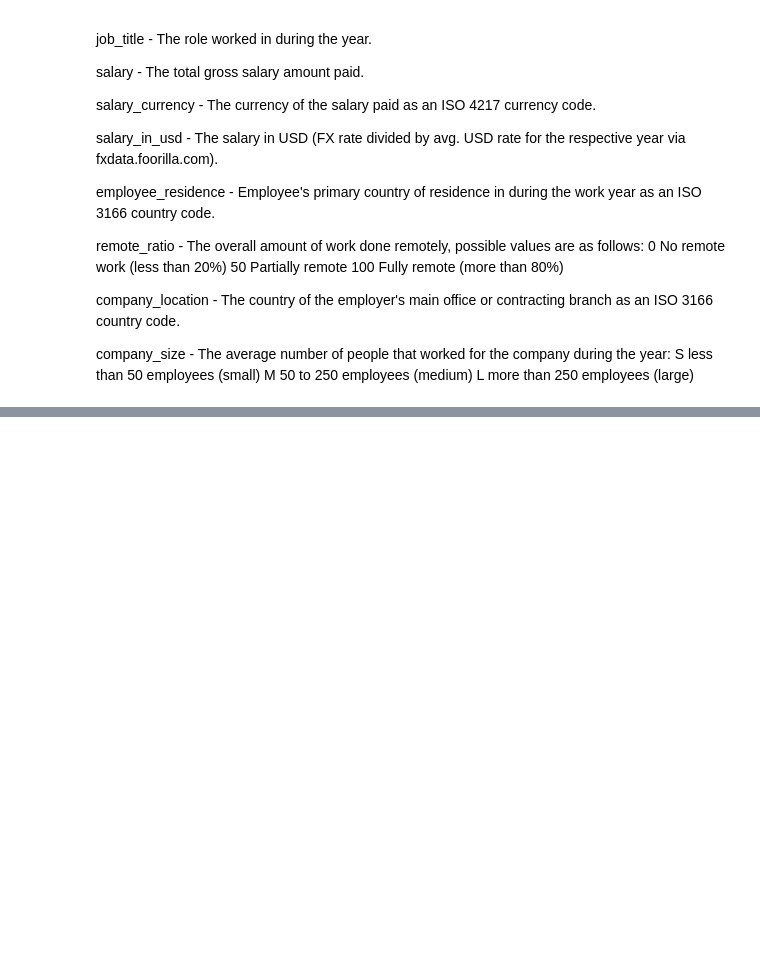
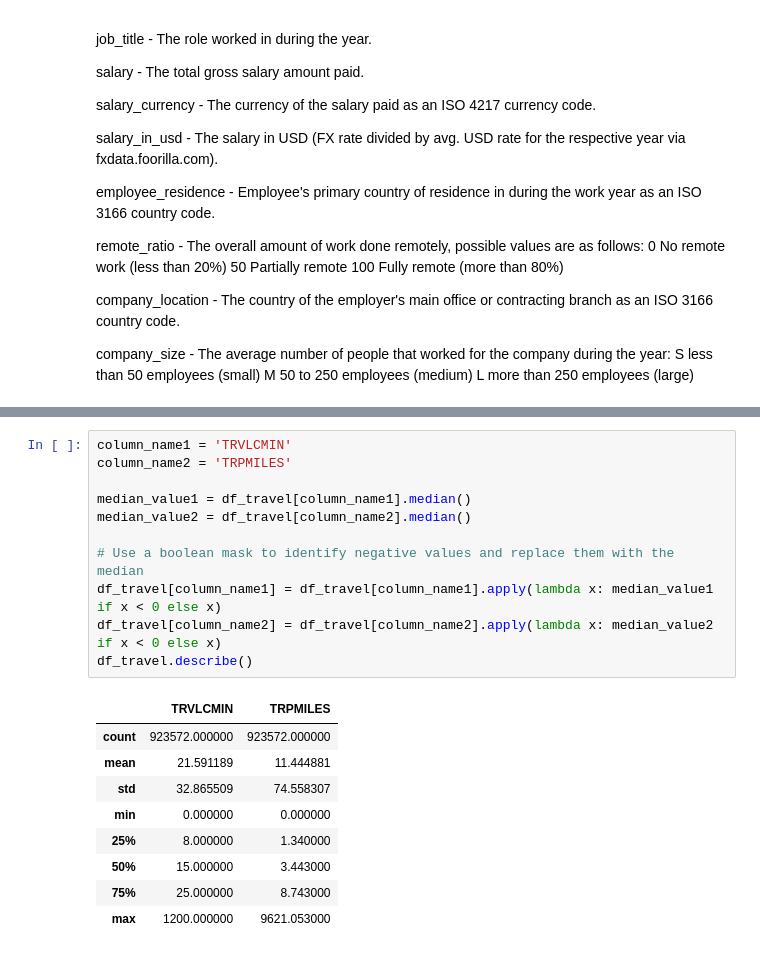
Before and after one commit to EmmsDK/BI-Fall-2023-Exam-Project, a Jupyter notebook: Business Intelligence Fall 2023 Exam Project copy.ipynb, the cells around one changed output, grey strips where cells are left out. Drawn from its saved outputs; the diff is of its cells as text; blank space fills up the shorter version.

```diff
--- a/Business Intelligence Fall 2023 Exam Project copy.ipynb
+++ b/Business Intelligence Fall 2023 Exam Project copy.ipynb
@@ -232,0 +201,21 @@ company_size - The average number of people that worked for the company during t
+# %%
+column_name1 = 'TRVLCMIN'
+column_name2 = 'TRPMILES'
+
+median_value1 = df_travel[column_name1].median()
+median_value2 = df_travel[column_name2].median()
+
+# Use a boolean mask to identify negative values and replace them with the median
+df_travel[column_name1] = df_travel[column_name1].apply(lambda x: median_value1 if x < 0 else x)
+df_travel[column_name2] = df_travel[column_name2].apply(lambda x: median_value2 if x < 0 else x)
+df_travel.describe()
+# %% [output]
+|  | TRVLCMIN | TRPMILES |
+| count | 923572.000000 | 923572.000000 |
+| mean | 21.591189 | 11.444881 |
+| std | 32.865509 | 74.558307 |
+| min | 0.000000 | 0.000000 |
+| 25% | 8.000000 | 1.340000 |
+| 50% | 15.000000 | 3.443000 |
+| 75% | 25.000000 | 8.743000 |
+| max | 1200.000000 | 9621.053000 |
```
Also changed, not shown: parts of 9 cells of this notebook.
